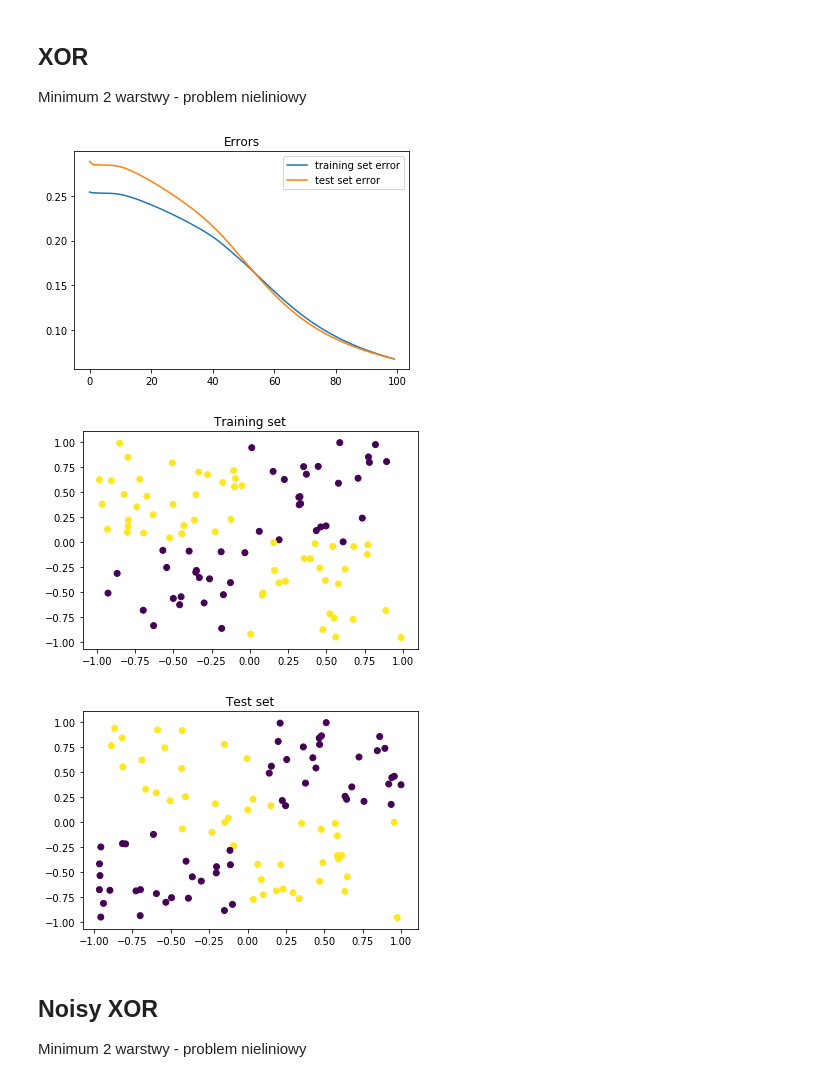
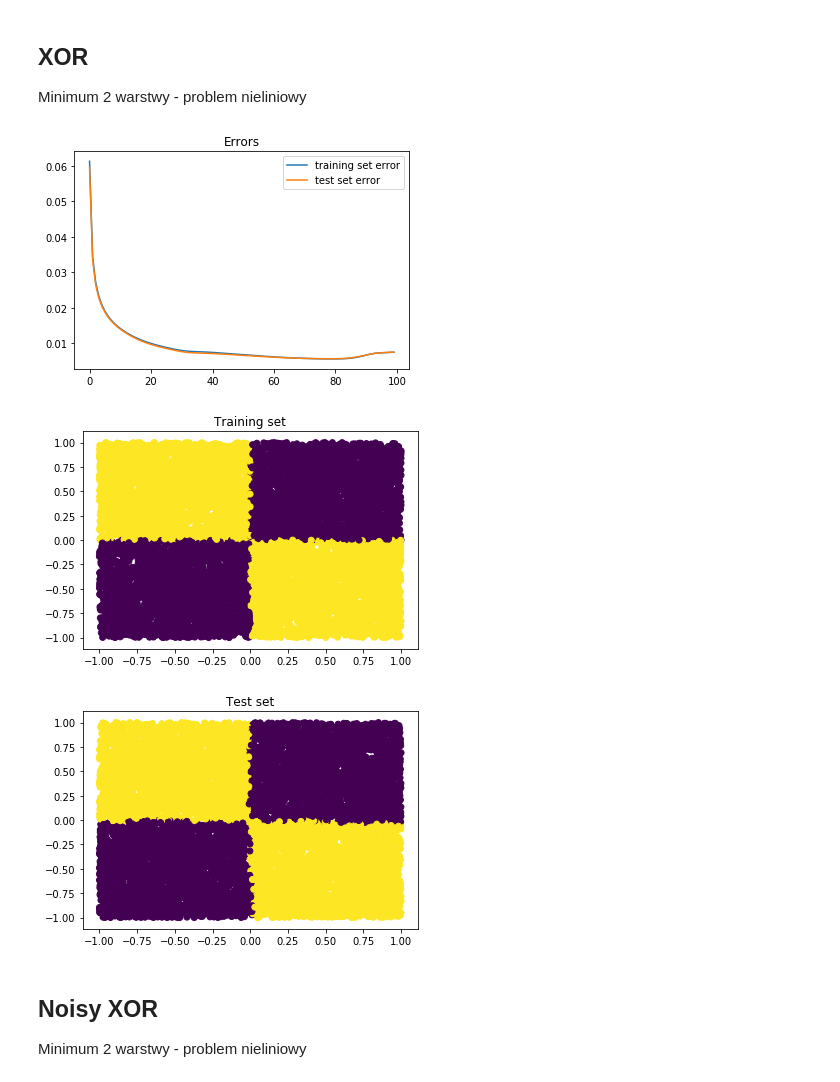
Before and after one commit to Kaketo/Backpropagation, a Jupyter notebook: testy do raportu.ipynb, the cells around one changed output. Cells and saved outputs as stored; diff of their text form; code cells hidden in the pictures.

```diff
--- a/testy do raportu.ipynb
+++ b/testy do raportu.ipynb
@@ -132,19 +133,19 @@ plot_classification(brain, x)
 ## XOR
 Minimum 2 warstwy - problem nieliniowy
 # %%
-x = data_read_classification('xor',100)
+x = data_read_classification('xor',10000)
 brain = Network(learning_rate = 0.1, momentum_rate = 0.9, iterations = 100)
 brain.add(Layer(2,20,'sigmoid'))
 brain.add(Layer(20,10,'sigmoid'))
 brain.add(Layer(10,2,'sigmoid'))
 errors = brain.train_and_evaluate(x[0],x[1],x[2],x[3])
 #errors = brain.train_mini_batch_and_evaluate(x[0],x[1],x[2],x[3],10)
 plot_errors(errors)
 plot_classification(brain, x)
 # %% [output]
-[figure, old version]
+[figure, new version]
-[figure, old version]
+[figure, new version]
-[figure, old version]
+[figure, new version]
 # %% [markdown]
 ## Noisy XOR
 Minimum 2 warstwy - problem nieliniowy
```
Also changed, not shown: parts of 11 cells of this notebook, 2 other files.
